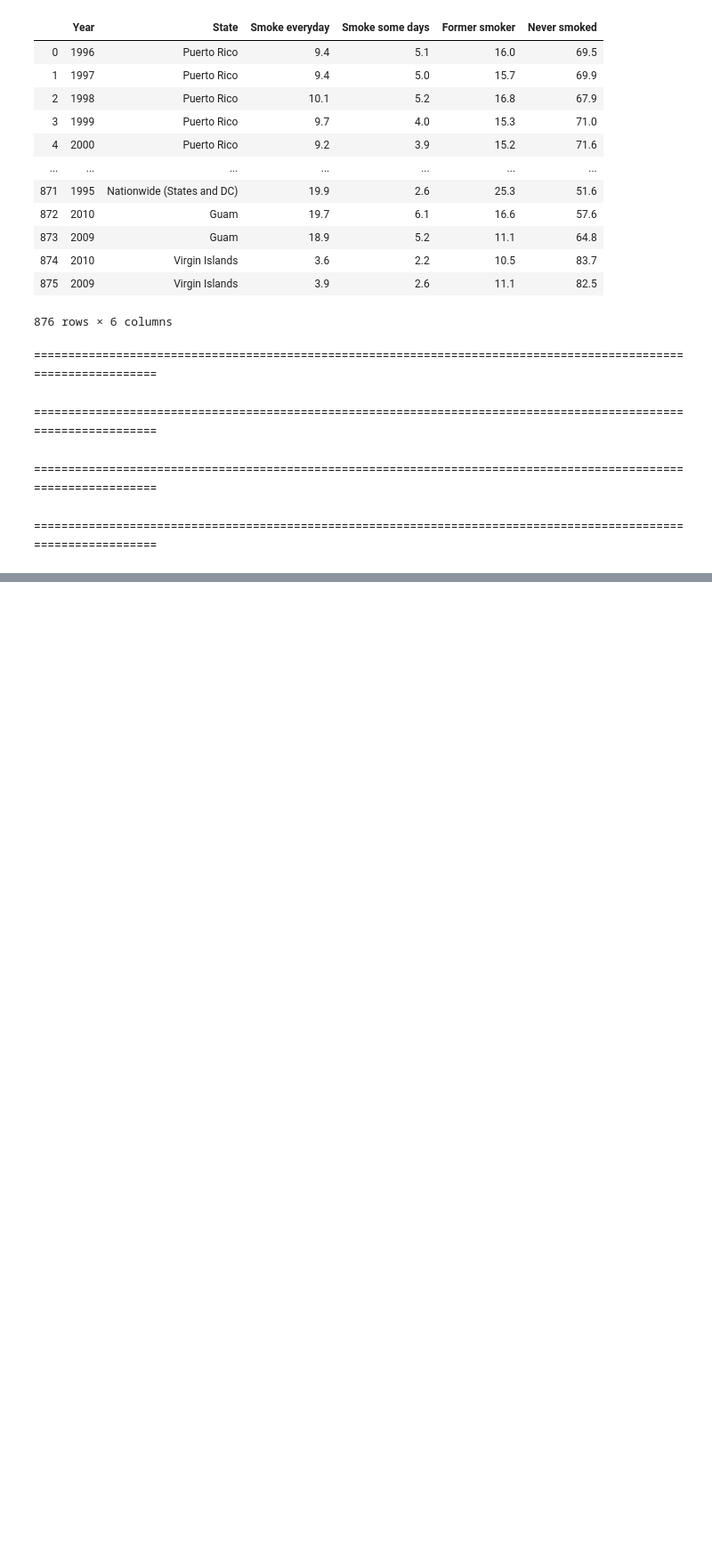
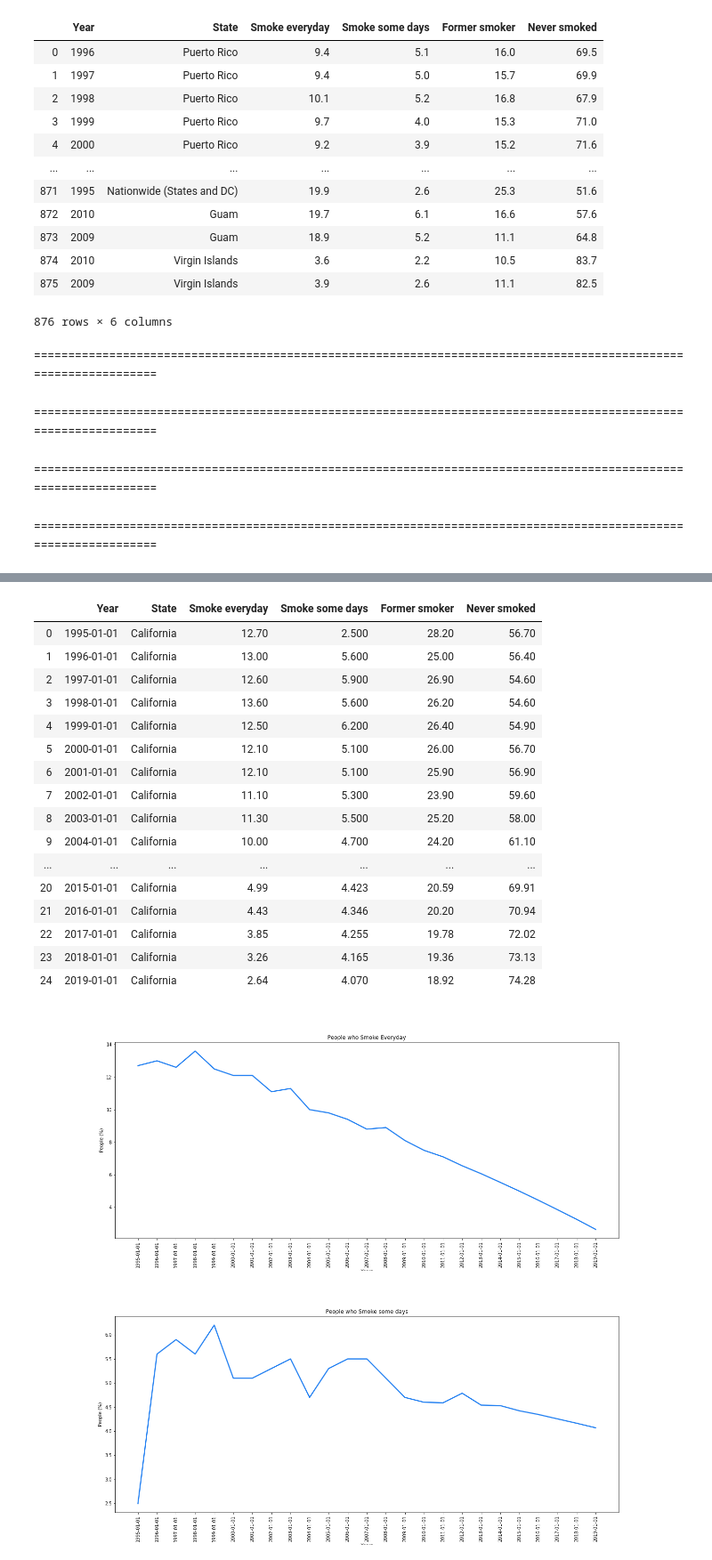
Before and after one commit to SushmithaPakanati/final_project_2020Sp, a Jupyter notebook: Code.ipynb, the cells around one changed output, grey strips where cells are left out. Shown at 89% size. Cells and saved outputs as stored; diff of their text form; code cells hidden in the pictures; blank space fills up the shorter version.

Commit message:
Code updated with results for 10 states in the US

```diff
--- a/Code.ipynb
+++ b/Code.ipynb
@@ -193,0 +198,25 @@ getInfo(state)
+# %%
+#State 2
+
+state = 'California'
+getInfo(state)
+# %% [output]
+|  | Year | State | Smoke everyday | Smoke some days | Former smoker | Never smoked |
+| 0 | 1995-01-01 | California | 12.70 | 2.500 | 28.20 | 56.70 |
+| 1 | 1996-01-01 | California | 13.00 | 5.600 | 25.00 | 56.40 |
+| 2 | 1997-01-01 | California | 12.60 | 5.900 | 26.90 | 54.60 |
+| 3 | 1998-01-01 | California | 13.60 | 5.600 | 26.20 | 54.60 |
+| 4 | 1999-01-01 | California | 12.50 | 6.200 | 26.40 | 54.90 |
+| 5 | 2000-01-01 | California | 12.10 | 5.100 | 26.00 | 56.70 |
+| 6 | 2001-01-01 | California | 12.10 | 5.100 | 25.90 | 56.90 |
+| 7 | 2002-01-01 | California | 11.10 | 5.300 | 23.90 | 59.60 |
+| 8 | 2003-01-01 | California | 11.30 | 5.500 | 25.20 | 58.00 |
+| 9 | 2004-01-01 | California | 10.00 | 4.700 | 24.20 | 61.10 |
+| ... | ... | ... | ... | ... | ... | ... |
+| 20 | 2015-01-01 | California | 4.99 | 4.423 | 20.59 | 69.91 |
+| 21 | 2016-01-01 | California | 4.43 | 4.346 | 20.20 | 70.94 |
+| 22 | 2017-01-01 | California | 3.85 | 4.255 | 19.78 | 72.02 |
+| 23 | 2018-01-01 | California | 3.26 | 4.165 | 19.36 | 73.13 |
+| 24 | 2019-01-01 | California | 2.64 | 4.070 | 18.92 | 74.28 |
+[figure, added]
+[figure, added]
```
Also changed, not shown: parts of 19 cells of this notebook.
